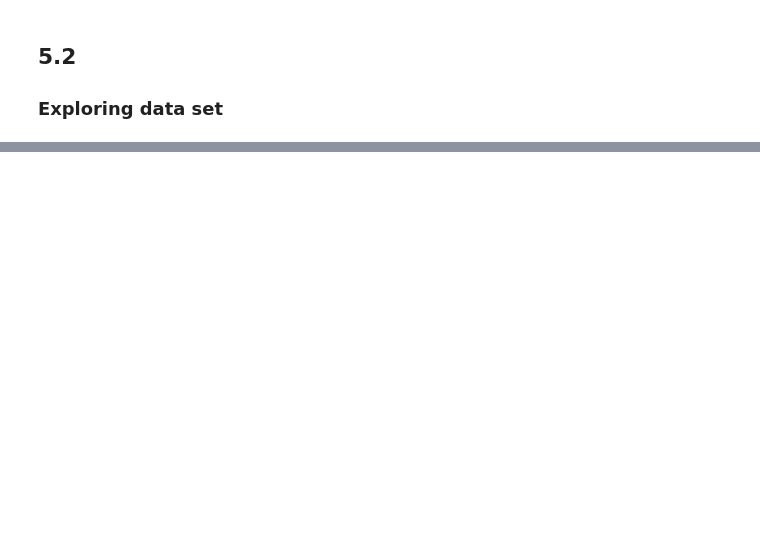
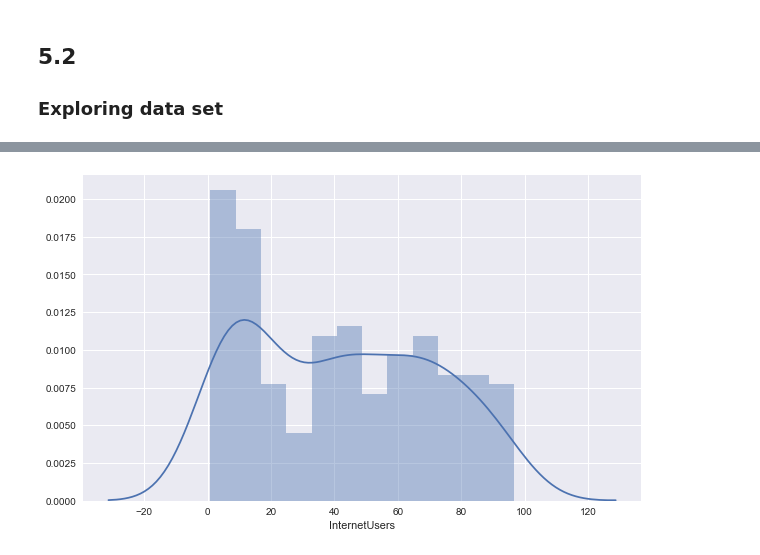
Before and after one commit to BCshirdavani/PythonAZ, a Jupyter notebook: Module 5 - Data Frames.ipynb, the cells around one changed output, grey strips where cells are left out. Saved outputs shown, nothing was run; the diff lists cells and outputs as text; code cells hidden in the pictures; blank space fills up the shorter version.

```diff
--- a/Module 5 - Data Frames.ipynb
+++ b/Module 5 - Data Frames.ipynb
@@ -74,0 +399,5 @@ stats2
+# %%
+# modify the plot
+vis1 = sns.distplot(stats.InternetUsers, bins = 12)
+# %% [output]
+[figure, added]
```
Also changed, not shown: parts of 51 cells of this notebook.
